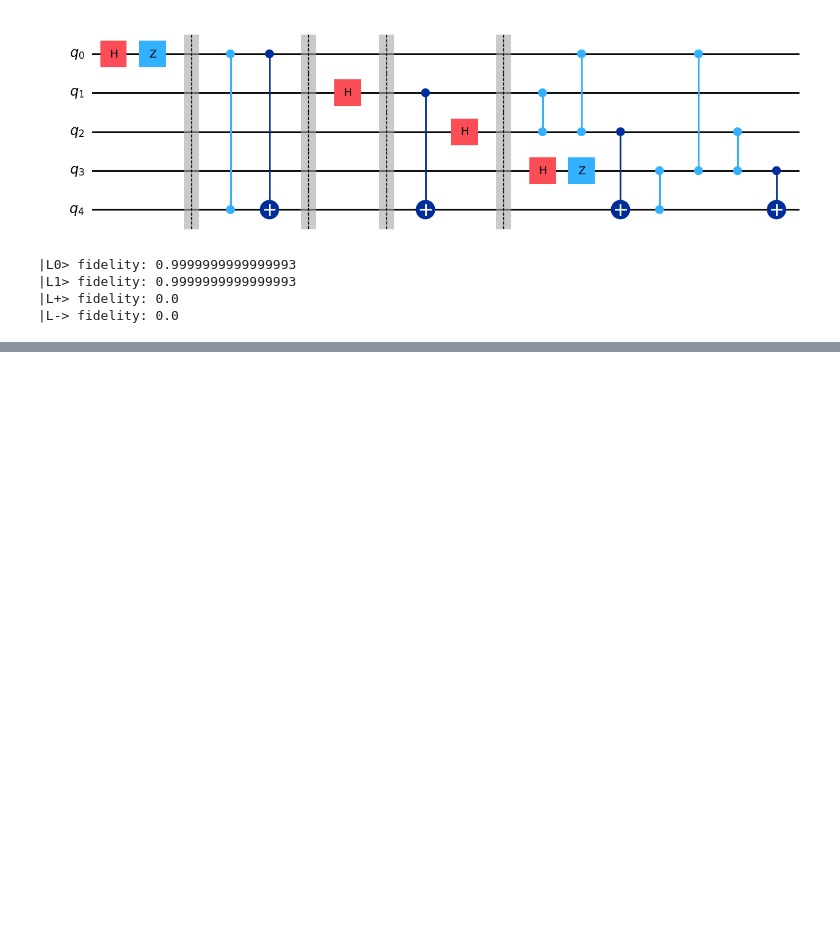
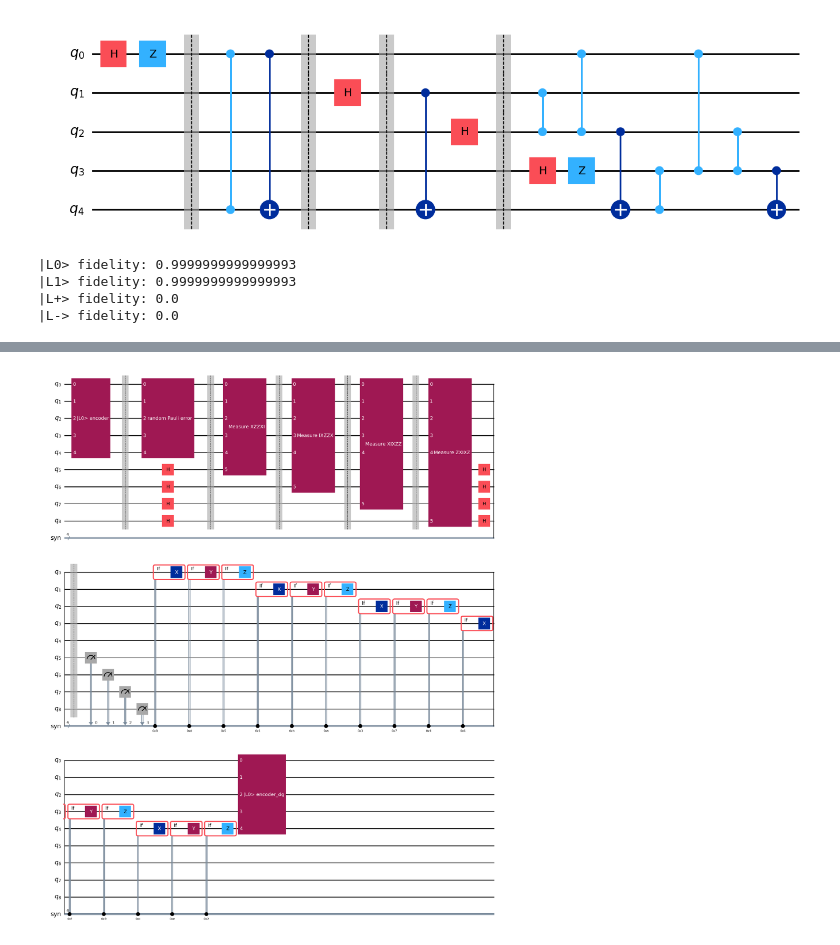
Before and after one commit to misho9714/Python-Practice, a Jupyter notebook: 5_qubit_code.ipynb, the cells around one changed output, grey strips where cells are left out. Drawn from its saved outputs; the diff is of its cells as text; code cells hidden in the pictures; blank space fills up the shorter version.

```diff
--- a/5_qubit_code.ipynb
+++ b/5_qubit_code.ipynb
@@ -172,0 +98,61 @@ display(qc_5q.decompose().draw(output="mpl"))
+# %%
+def pauli_error_on_all_data_qubits(p) -> QuantumCircuit:
+    qc = QuantumCircuit(n, name="random Pauli error")
+    err = pauli_error([('X', p), ('Y', p), ('Z', p), ('I', 1 - 3 * p)])
+    for i in range(5):
+        qc.append(err.to_instruction(), [i])
+
+    return qc
+
+def measure_stabilizer(p_string) -> QuantumCircuit:
+    qc = QuantumCircuit(n + 1, name=f"Measure {p_string}")
+    for i, p in enumerate(p_string):
+        if p == 'X':
+            qc.cx(n, i)
+        elif p == 'Z':
+            qc.cz(n, i)
+
+    return qc
+
+def build_5q_code_circuit(p, x1, x2) -> QuantumCircuit:
+    L_zero_encoder = encoder_5q(x1, x2)
+    qc_5q = QuantumCircuit(2 * n - k)
+    qc_5q.append(L_zero_encoder, range(n))
+    qc_5q.barrier()
+    qc_5q.append(pauli_error_on_all_data_qubits(p), range(n))
+
+    # Syndrome extraction
+    qc_5q.h(range(n, n + n - k))
+    for i in range(n - k):
+        qc_5q.barrier()
+        qc_5q.append(measure_stabilizer(G[i]), list(range(n)) + [n + i])
+
+    qc_5q.h(range(n, n + n - k))
+
+    qc_5q.barrier()
+    syn = ClassicalRegister(n - k, "syn")
+    qc_5q.add_register(syn)
+    qc_5q.measure(range(n, n + n - k), syn)
+
+    def apply_fix(pauli, q):
+        if pauli == "X":
+            qc_5q.x(q)
+        elif pauli == "Z":
+            qc_5q.z(q)
+        else:
+            qc_5q.y(q)
+
+    for s, (pauli, q) in syndrome_to_fix.items():
+        val = int(s, 2)           # keys already reversed -> direct parse
+        with qc_5q.if_test((syn, val)):
+            apply_fix(pauli, q)
+
+
+    qc_5q.append(L_zero_encoder.inverse(), range(n))
+
+    return qc_5q
+
+qc = build_5q_code_circuit(0.1, 0, 0)
+display(qc.draw(output="mpl"))
+# %% [output]
+[figure, added]
```
Also changed, not shown: parts of 4 cells of this notebook.
